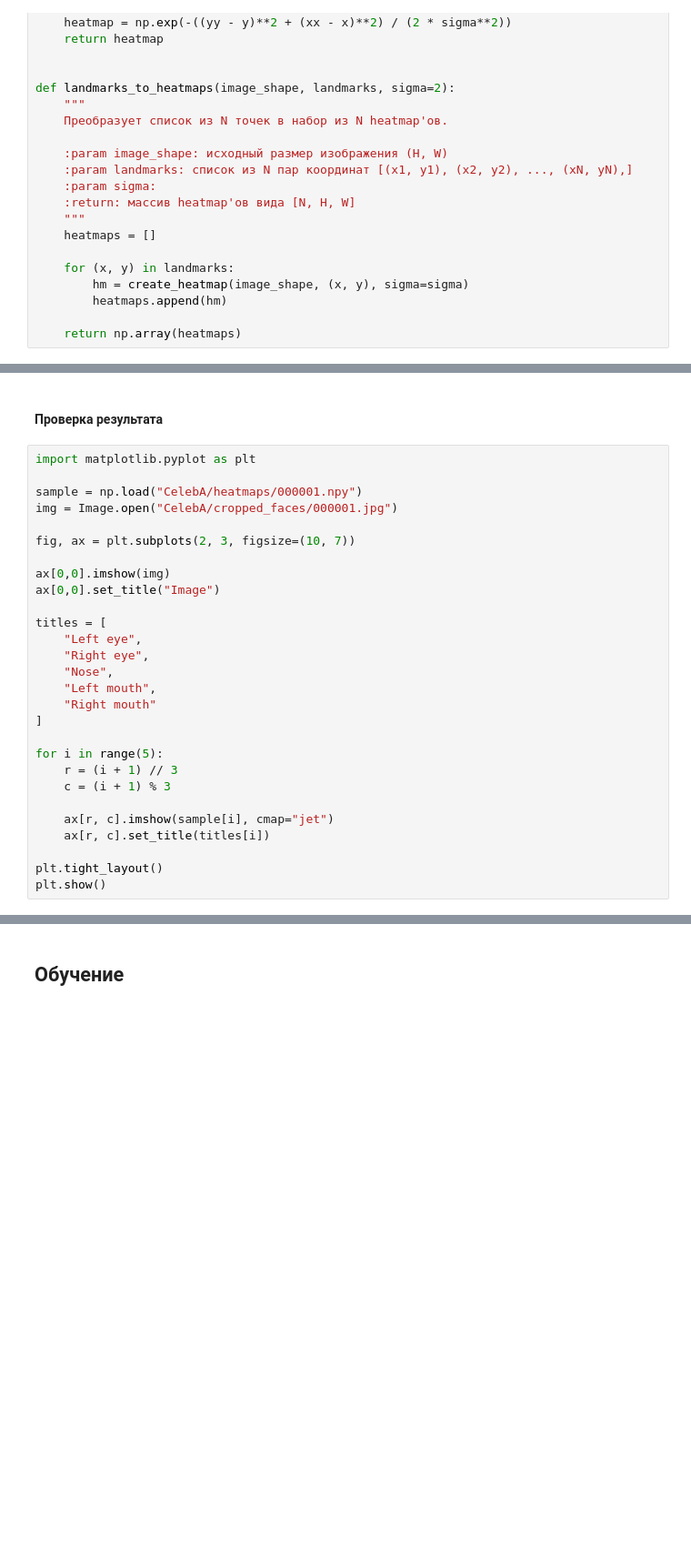
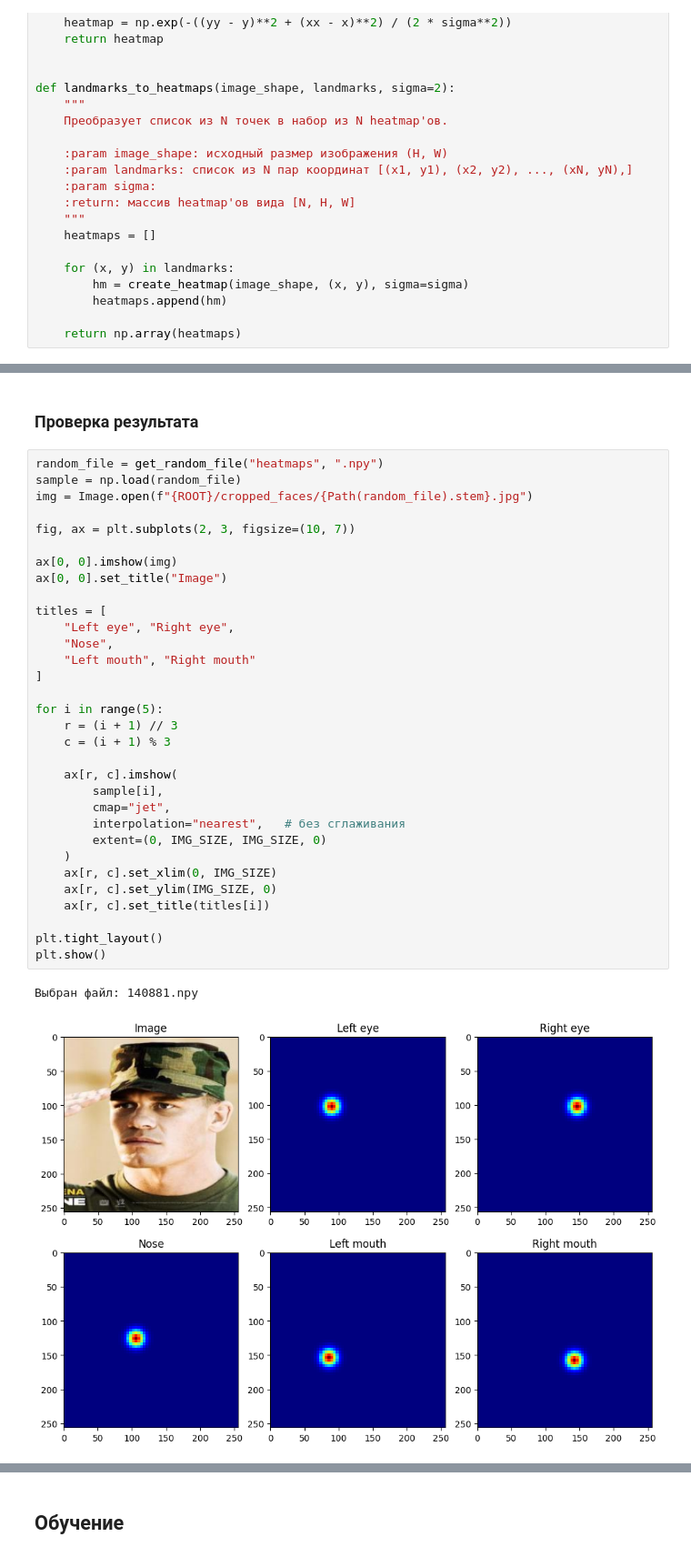
Before and after one commit to ivHeisser/DLS, a Jupyter notebook: _Sem_01/project-FR/1_FaceAlignment.ipynb, the cells around one changed output, grey strips where cells are left out. Shown at 91% size. Drawn from its saved outputs; the diff is of its cells as text; blank space fills up the shorter version.

Commit message:
finished FR part 1 : Face Alignment

```diff
--- a/_Sem_01/project-FR/1_FaceAlignment.ipynb
+++ b/_Sem_01/project-FR/1_FaceAlignment.ipynb
@@ -585,31 +664,38 @@ for _, row in tqdm(data.iterrows(), total=len(data)):
 # %% [markdown]
-#### Проверка результата
+### Проверка результата
 # %%
-import matplotlib.pyplot as plt
-
-sample = np.load("CelebA/heatmaps/000001.npy")
-img = Image.open("CelebA/cropped_faces/000001.jpg")
+random_file = get_random_file("heatmaps", ".npy")
+sample = np.load(random_file)
+img = Image.open(f"{ROOT}/cropped_faces/{Path(random_file).stem}.jpg")
 
 fig, ax = plt.subplots(2, 3, figsize=(10, 7))
 
-ax[0,0].imshow(img)
-ax[0,0].set_title("Image")
+ax[0, 0].imshow(img)
+ax[0, 0].set_title("Image")
 
 titles = [
-    "Left eye",
-    "Right eye",
+    "Left eye", "Right eye",
     "Nose",
-    "Left mouth",
-    "Right mouth"
+    "Left mouth", "Right mouth"
 ]
 
 for i in range(5):
     r = (i + 1) // 3
     c = (i + 1) % 3
 
-    ax[r, c].imshow(sample[i], cmap="jet")
+    ax[r, c].imshow(
+        sample[i],
+        cmap="jet",
+        interpolation="nearest",   # без сглаживания
+        extent=(0, IMG_SIZE, IMG_SIZE, 0)
+    )
+    ax[r, c].set_xlim(0, IMG_SIZE)
+    ax[r, c].set_ylim(IMG_SIZE, 0)
     ax[r, c].set_title(titles[i])
 
 plt.tight_layout()
 plt.show()
+# %% [output]
+Выбран файл: 140881.npy
+[figure, added]
 # %% [markdown]
```
Also changed, not shown: parts of 28 cells of this notebook, 2 other files.
